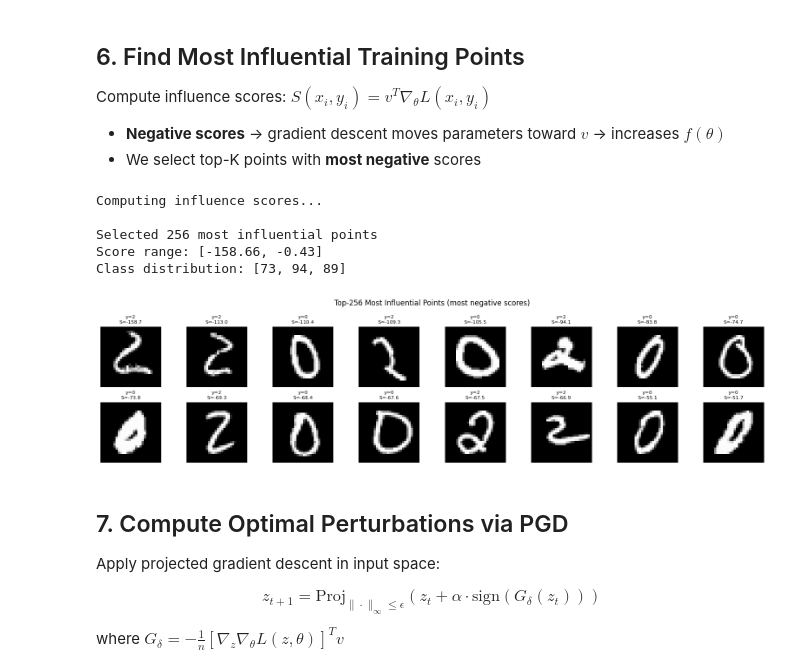
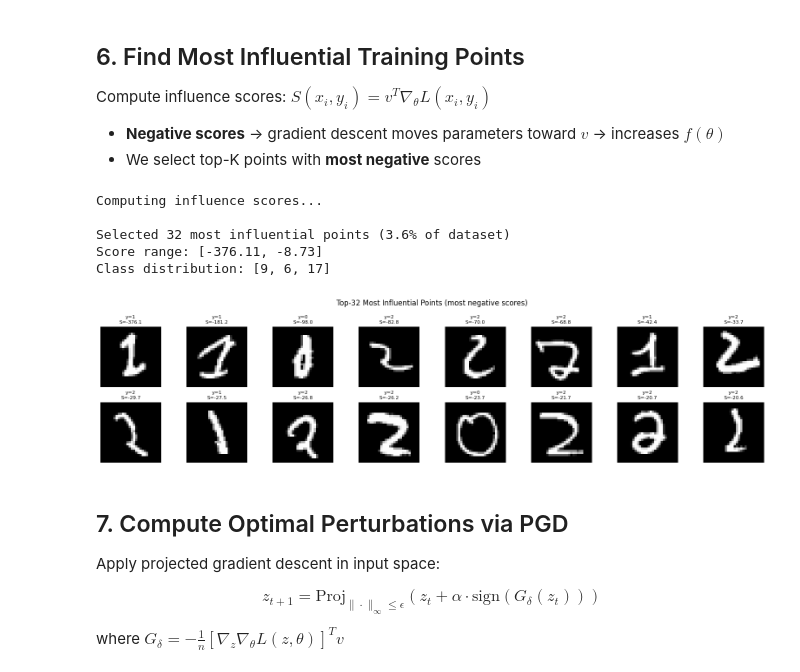
Before and after one commit to jrosseruk/infusion, a Jupyter notebook: infusion_clean.ipynb, the cells around one changed output. Cells and saved outputs as stored; diff of their text form; code cells hidden in the pictures.

```diff
--- a/infusion_clean.ipynb
+++ b/infusion_clean.ipynb
@@ -24,7 +24,7 @@ import matplotlib.pyplot as plt
 import mnist
 
 # Settings
-RANDOM_SEED = 44
+RANDOM_SEED = 48
 device = torch.device('cuda' if torch.cuda.is_available() else 'cpu')
 
 torch.manual_seed(RANDOM_SEED)
@@ -33,7 +33,7 @@ np.random.seed(RANDOM_SEED)
 print(f"Device: {device}")
 print(f"PyTorch version: {torch.__version__}")
 
-EPOCHS = 50
+EPOCHS = 10  # Reduced to avoid overfitting
 LR = 0.01
 BATCH_SIZE = 32
 # %% [output]
@@ -133,6 +133,7 @@ We want to **increase** this probability by perturbing training data.
 # Select random test point
 torch.manual_seed(RANDOM_SEED)
 test_idx = torch.randint(0, len(X_test), (1,)).item()
+test_idx = 2000
 x_star = X_test[test_idx]
 
 # Get current prediction
@@ -182,7 +183,7 @@ print("\nSolving (H + λI)v = ∇_θ f via CG...\n")
 
 v_list = mnist.cg_solve_ihvp(
     model, X_train, y_train, g_f,
-    damping=5e-3,
+    damping=0.1,  # Increased for better conditioning
     tol=1e-5,
     max_iter=200,
     batch_size=256,
@@ -222,36 +215,36 @@ Compute influence scores: $S(x_i, y_i) = v^T \nabla_\theta L(x_i, y_i)$
 # %%
 # Compute influence scores for all training points
 print("Computing influence scores...\n")
 
 all_scores = mnist.compute_influence_scores(model, X_train, y_train, v_list)
 
 # Select top-K most negative scores (most helpful for increasing f)
-K = 256
+K = 32  # Reduced from 256 - only perturb 3.5% of dataset
 top_k_indices = torch.argsort(all_scores)[:K]  # Most negative first
 
-print(f"Selected {K} most influential points")
+print(f"Selected {K} most influential points ({K/N*100:.1f}% of dataset)")
 print(f"Score range: [{all_scores[top_k_indices].min():.2f}, {all_scores[top_k_indices].max():.2f}]")
 print(f"Class distribution: {torch.bincount(y_train[top_k_indices]).tolist()}")
 
 # Visualize selected points
 fig, axes = plt.subplots(2, 8, figsize=(16, 4))
 for i, ax in enumerate(axes.flat):
-    if i < K:
+    if i < min(16, K):
         idx = top_k_indices[i]
         img = X_train[idx].cpu().reshape(28, 28)
         ax.imshow(img, cmap='gray')
         ax.set_title(f"y={y_train[idx].item()}\nS={all_scores[idx]:.1f}", fontsize=8)
     ax.axis('off')
 plt.suptitle(f"Top-{K} Most Influential Points (most negative scores)", fontsize=12)
 plt.tight_layout()
 plt.show()
 # %% [output]
 Computing influence scores...
 
-Selected 256 most influential points
-Score range: [-158.66, -0.43]
-Class distribution: [73, 94, 89]
+Selected 32 most influential points (3.6% of dataset)
+Score range: [-376.11, -8.73]
+Class distribution: [9, 6, 17]
-[figure, old version]
+[figure, new version]
 # %% [markdown]
 ## 7. Compute Optimal Perturbations via PGD
 
```
Also changed, not shown: parts of 10 cells of this notebook, 1 other file.
